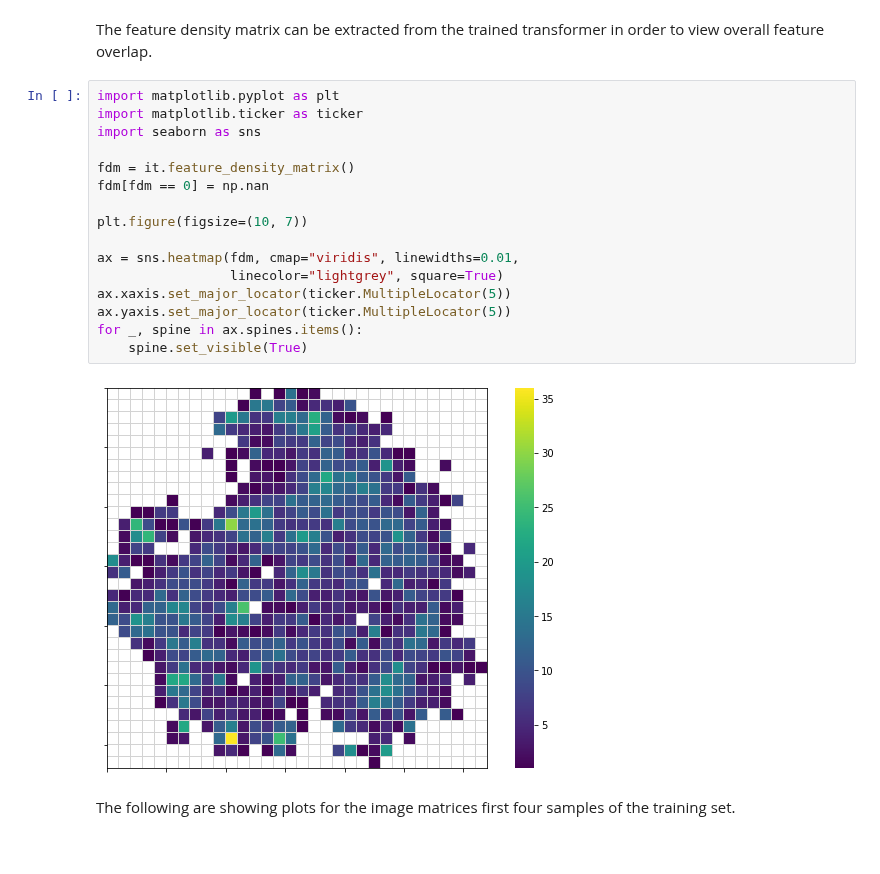
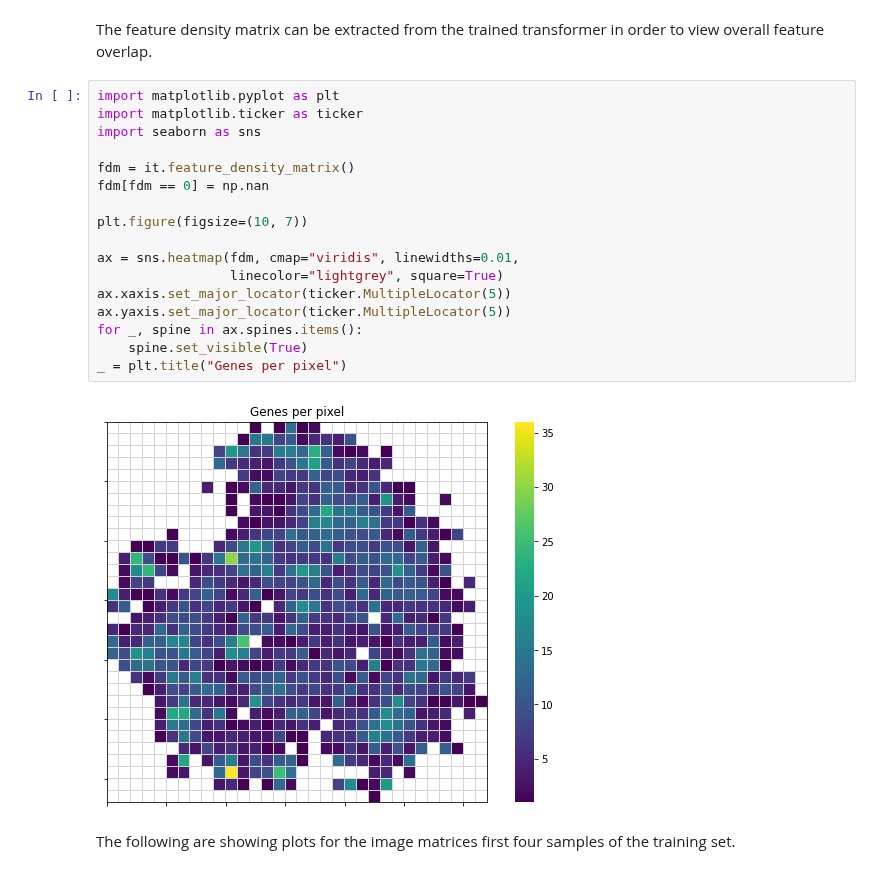
Before and after one commit to autogluon/autogluon, a Jupyter notebook: examples/pytorch_squeezenet.ipynb, the cells around one changed output. Saved outputs shown, nothing was run; the diff lists cells and outputs as text.

```diff
--- a/examples/pytorch_squeezenet.ipynb
+++ b/examples/pytorch_squeezenet.ipynb
@@ -52,21 +52,22 @@ The feature density matrix can be extracted from the trained transformer in orde
 # %%
 import matplotlib.pyplot as plt
 import matplotlib.ticker as ticker
 import seaborn as sns
 
 fdm = it.feature_density_matrix()
 fdm[fdm == 0] = np.nan
 
 plt.figure(figsize=(10, 7))
 
 ax = sns.heatmap(fdm, cmap="viridis", linewidths=0.01,
                  linecolor="lightgrey", square=True)
 ax.xaxis.set_major_locator(ticker.MultipleLocator(5))
 ax.yaxis.set_major_locator(ticker.MultipleLocator(5))
 for _, spine in ax.spines.items():
     spine.set_visible(True)
+_ = plt.title("Genes per pixel")
 # %% [output]
-[figure, old version]
+[figure, new version]
 # %% [markdown]
 The following are showing plots for the image matrices first four samples
 of the training set.
```
Also changed, not shown: parts of 4 cells of this notebook, 9 other files.
